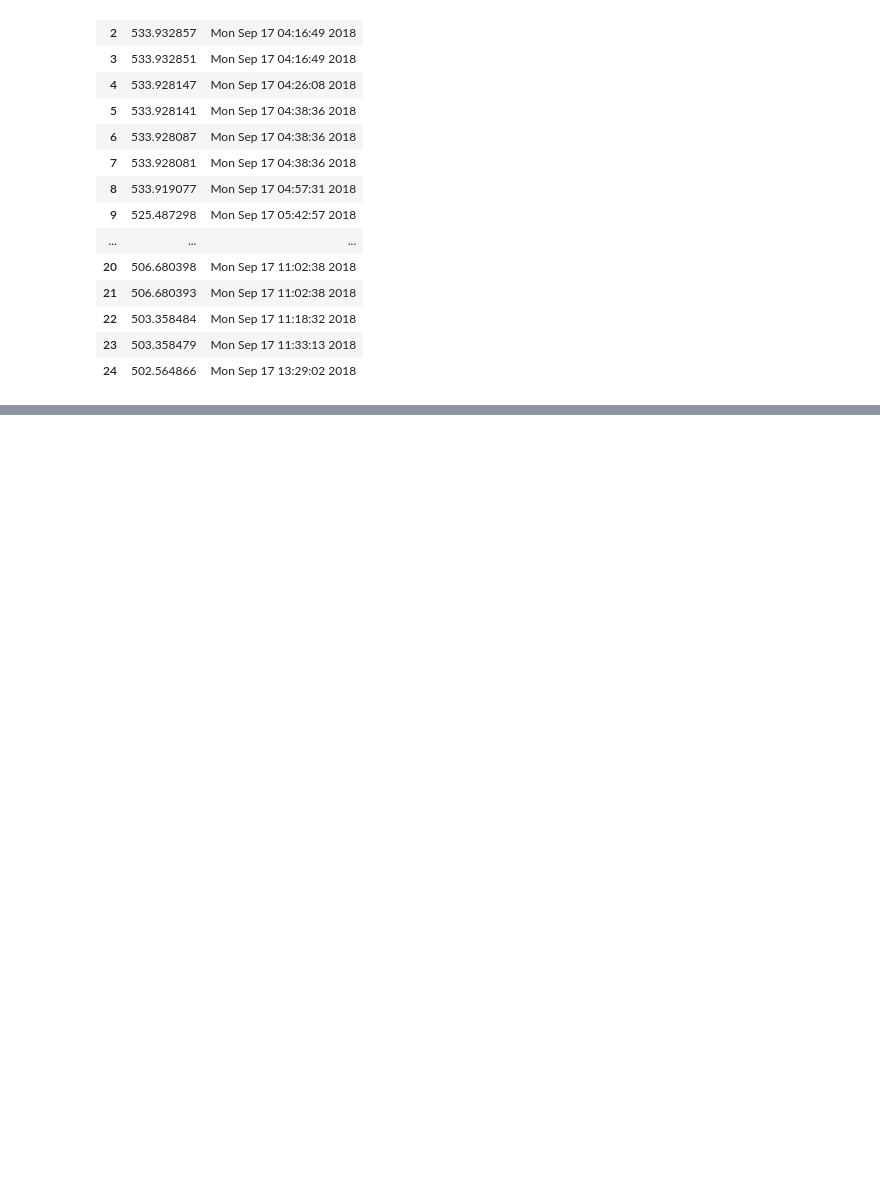
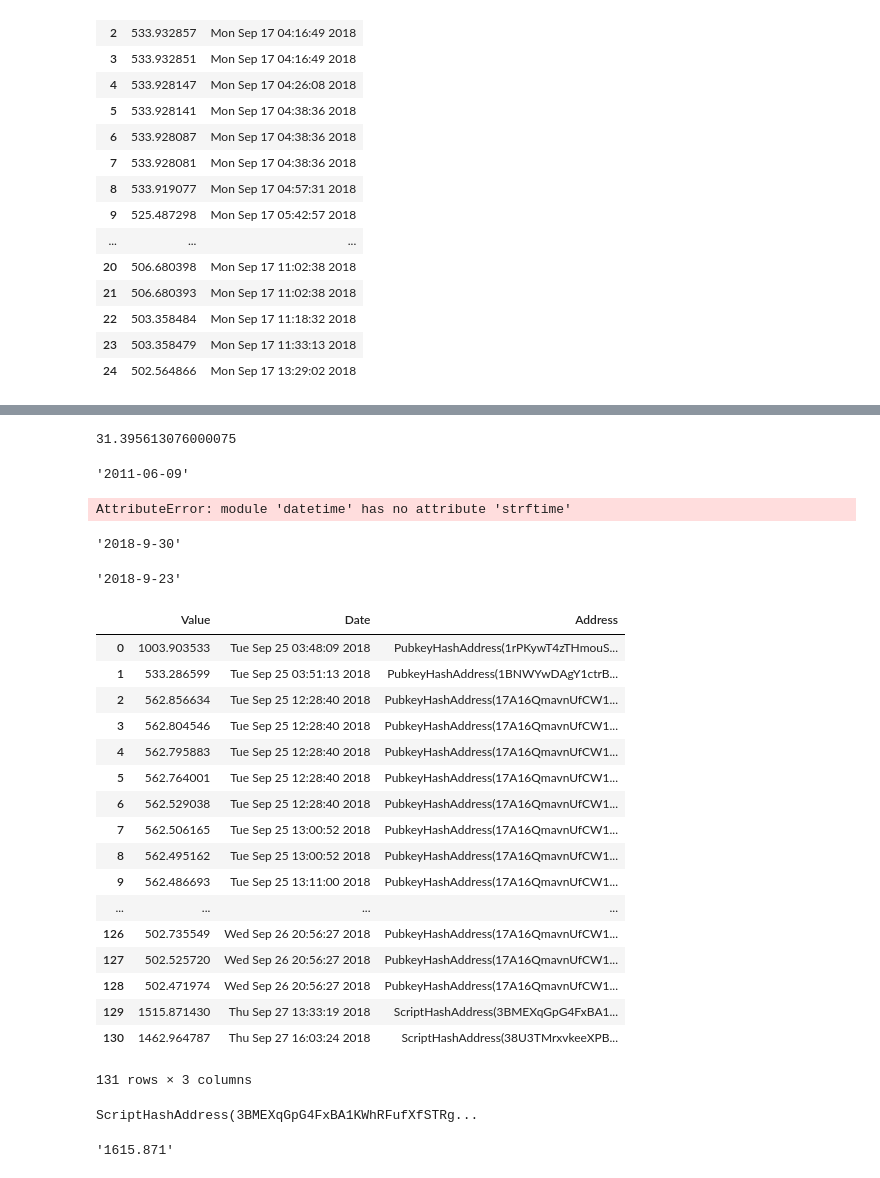
Before and after one commit to fund3/anova-blocksci, a Jupyter notebook: Notes.ipynb, the cells around one changed output, grey strips where cells are left out. Saved outputs shown, nothing was run; the diff lists cells and outputs as text; code cells hidden in the pictures; blank space fills up the shorter version.

```diff
--- a/Notes.ipynb
+++ b/Notes.ipynb
@@ -235,0 +276,55 @@ df
+# %%
+value_change
+# %% [output]
+31.395613076000075
+# %%
+import datetime
+
+d = datetime.datetime.strptime('2011-06-09', '%Y-%m-%d')
+d.strftime('%Y-%m-%d')
+# %% [output]
+'2011-06-09'
+# %%
+datetime.strftime(datetime.datetime.now(),'%b %d, %Y')
+# %% [output]
+AttributeError: module 'datetime' has no attribute 'strftime'
+# %%
+d = datetime.date.today()
+
+currentObj = d - datetime.timedelta(days=0)
+latest_date = currentObj.strftime('%Y-%-m-%d')
+
+latest_date
+# %% [output]
+'2018-9-30'
+# %%
+
+weekAgoObj = d - datetime.timedelta(days=7)
+week_ago = weekAgoObj.strftime('%Y-%-m-%d')
+week_ago
+# %% [output]
+'2018-9-23'
+# %%
+# s = get_top_transactions("2018-9-17","2018-9-18")
+
+s = get_top_transactions(week_ago, latest_date)
+s
+# %% [output]
+|  | Value | Date | Address |
+| 0 | 1003.903533 | Tue Sep 25 03:48:09 2018 | PubkeyHashAddress(1rPKywT4zTHmouS... |
+| 1 | 533.286599 | Tue Sep 25 03:51:13 2018 | PubkeyHashAddress(1BNWYwDAgY1ctrB... |
+| 2 | 562.856634 | Tue Sep 25 12:28:40 2018 | PubkeyHashAddress(17A16QmavnUfCW1... |
+| 3 | 562.804546 | Tue Sep 25 12:28:40 2018 | PubkeyHashAddress(17A16QmavnUfCW1... |
+| 4 | 562.795883 | Tue Sep 25 12:28:40 2018 | PubkeyHashAddress(17A16QmavnUfCW1... |
+| 5 | 562.764001 | Tue Sep 25 12:28:40 2018 | PubkeyHashAddress(17A16QmavnUfCW1... |
+| 6 | 562.529038 | Tue Sep 25 12:28:40 2018 | PubkeyHashAddress(17A16QmavnUfCW1... |
+| 7 | 562.506165 | Tue Sep 25 13:00:52 2018 | PubkeyHashAddress(17A16QmavnUfCW1... |
+| 8 | 562.495162 | Tue Sep 25 13:00:52 2018 | PubkeyHashAddress(17A16QmavnUfCW1... |
+| 9 | 562.486693 | Tue Sep 25 13:11:00 2018 | PubkeyHashAddress(17A16QmavnUfCW1... |
+| ... | ... | ... | ... |
+| 126 | 502.735549 | Wed Sep 26 20:56:27 2018 | PubkeyHashAddress(17A16QmavnUfCW1... |
+| 127 | 502.525720 | Wed Sep 26 20:56:27 2018 | PubkeyHashAddress(17A16QmavnUfCW1... |
+| 128 | 502.471974 | Wed Sep 26 20:56:27 2018 | PubkeyHashAddress(17A16QmavnUfCW1... |
+| 129 | 1515.871430 | Thu Sep 27 13:33:19 2018 | ScriptHashAddress(3BMEXqGpG4FxBA1... |
+| 130 | 1462.964787 | Thu Sep 27 16:03:24 2018 | ScriptHashAddress(38U3TMrxvkeeXPB... |
+131 rows × 3 columns
@@ -235,0 +333,10 @@ df
+# %%
+address_str = str(address).split()[1]
+
+print(str(address_str))
+# %% [output]
+ScriptHashAddress(3BMEXqGpG4FxBA1KWhRFufXfSTRg...
+# %%
+str(s['Value'].max())[:8]
+# %% [output]
+'1615.871'
```
Also changed, not shown: parts of 13 cells of this notebook, 4 other files.
